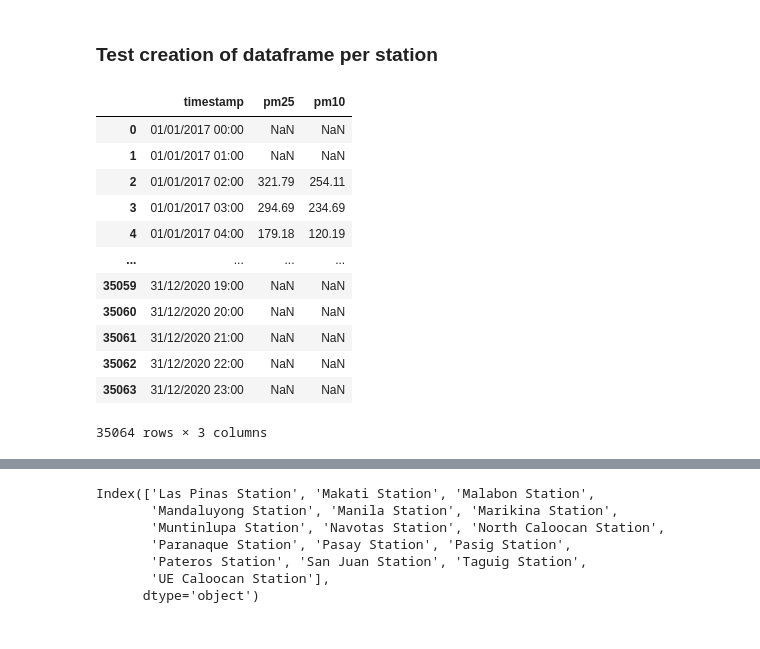
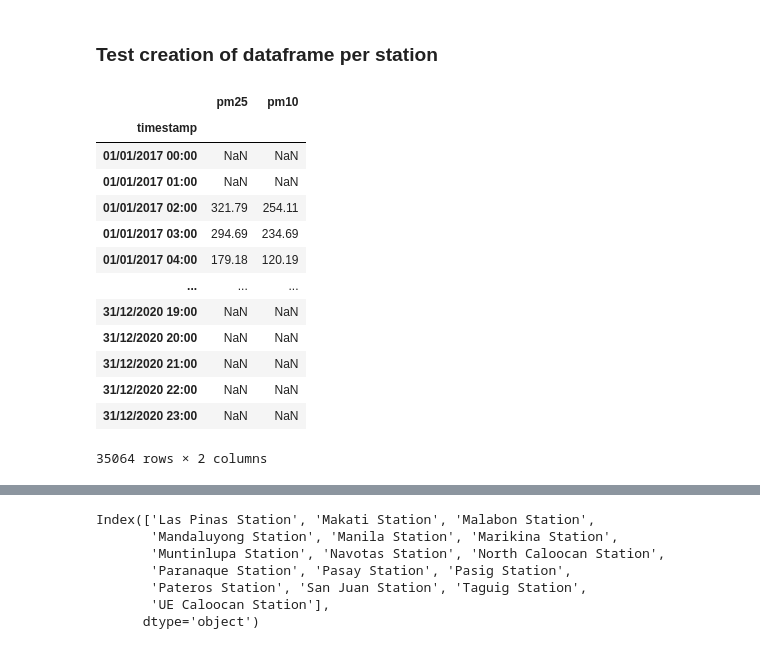
Before and after one commit to projectairmove/notebook-airmove-data, a Jupyter notebook: Prepare EMB Station Data.ipynb, the cells around one changed output, grey strips where cells are left out. Cells and saved outputs as stored; diff of their text form; code cells hidden in the pictures.

Commit message:
Changed index to timestamp

```diff
--- a/Prepare EMB Station Data.ipynb
+++ b/Prepare EMB Station Data.ipynb
@@ -47,22 +47,23 @@ pm10_df[:5]
 # %%
 las_pinas_df = pd.DataFrame({
     "timestamp": pm25_df['Date & Time'],
     "pm25": pm25_df['Las Pinas Station'],
     "pm10": pm10_df['Las Pinas Station']
-})
+}).set_index('timestamp')
 
 las_pinas_df
 # %% [output]
-|  | timestamp | pm25 | pm10 |
-| 0 | 01/01/2017 00:00 | NaN | NaN |
-| 1 | 01/01/2017 01:00 | NaN | NaN |
-| 2 | 01/01/2017 02:00 | 321.79 | 254.11 |
-| 3 | 01/01/2017 03:00 | 294.69 | 234.69 |
-| 4 | 01/01/2017 04:00 | 179.18 | 120.19 |
-| ... | ... | ... | ... |
-| 35059 | 31/12/2020 19:00 | NaN | NaN |
-| 35060 | 31/12/2020 20:00 | NaN | NaN |
-| 35061 | 31/12/2020 21:00 | NaN | NaN |
-| 35062 | 31/12/2020 22:00 | NaN | NaN |
-| 35063 | 31/12/2020 23:00 | NaN | NaN |
+|  | pm25 | pm10 |
+| timestamp |  |  |
+| 01/01/2017 00:00 | NaN | NaN |
+| 01/01/2017 01:00 | NaN | NaN |
+| 01/01/2017 02:00 | 321.79 | 254.11 |
+| 01/01/2017 03:00 | 294.69 | 234.69 |
+| 01/01/2017 04:00 | 179.18 | 120.19 |
+| ... | ... | ... |
+| 31/12/2020 19:00 | NaN | NaN |
+| 31/12/2020 20:00 | NaN | NaN |
+| 31/12/2020 21:00 | NaN | NaN |
+| 31/12/2020 22:00 | NaN | NaN |
+| 31/12/2020 23:00 | NaN | NaN |
-35064 rows × 3 columns
+35064 rows × 2 columns
```
Also changed, not shown: parts of 2 cells of this notebook, 17 other files.
